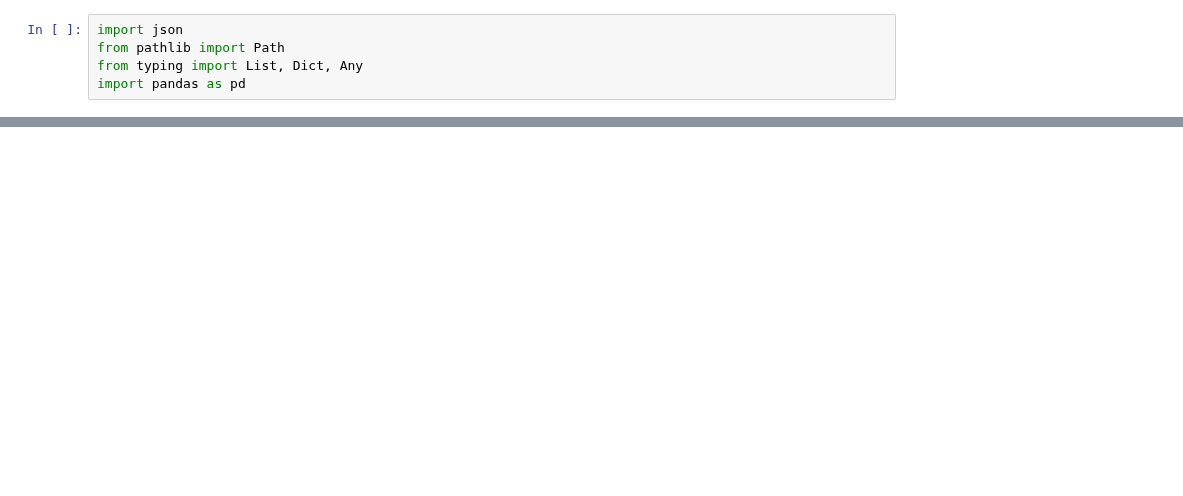
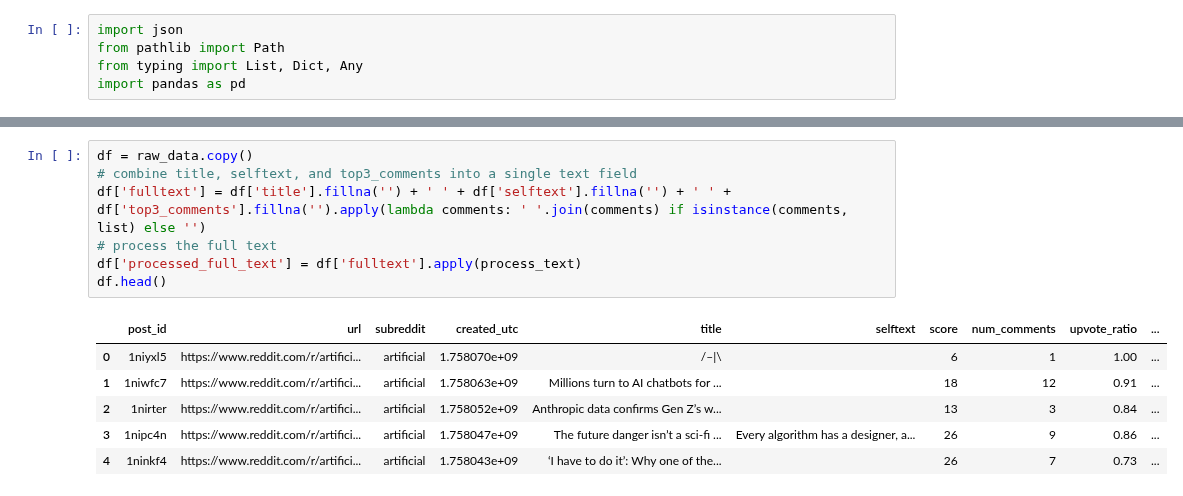
Before and after one commit to shutinghe3601/milestone2, a Jupyter notebook: notebooks/text_process.ipynb, the cells around one changed output, grey strips where cells are left out. Saved outputs shown, nothing was run; the diff lists cells and outputs as text; blank space fills up the shorter version.

```diff
--- a/notebooks/text_process.ipynb
+++ b/notebooks/text_process.ipynb
@@ -65,0 +262,14 @@ df['top_comments'].values[2]
+# %%
+df = raw_data.copy()
+# combine title, selftext, and top3_comments into a single text field
+df['fulltext'] = df['title'].fillna('') + ' ' + df['selftext'].fillna('') + ' ' + df['top3_comments'].fillna('').apply(lambda comments: ' '.join(comments) if isinstance(comments, list) else '')
+# process the full text
+df['processed_full_text'] = df['fulltext'].apply(process_text)
+df.head()
+# %% [output]
+|  | post_id | url | subreddit | created_utc | title | selftext | score | num_comments | upvote_ratio | ... |
+| 0 | 1niyxl5 | https://www.reddit.com/r/artifici... | artificial | 1.758070e+09 | /–|\ |  | 6 | 1 | 1.00 | ... |
+| 1 | 1niwfc7 | https://www.reddit.com/r/artifici... | artificial | 1.758063e+09 | Millions turn to AI chatbots for ... |  | 18 | 12 | 0.91 | ... |
+| 2 | 1nirter | https://www.reddit.com/r/artifici... | artificial | 1.758052e+09 | Anthropic data confirms Gen Z’s w... |  | 13 | 3 | 0.84 | ... |
+| 3 | 1nipc4n | https://www.reddit.com/r/artifici... | artificial | 1.758047e+09 | The future danger isn’t a sci-fi ... | Every algorithm has a designer, a... | 26 | 9 | 0.86 | ... |
+| 4 | 1ninkf4 | https://www.reddit.com/r/artifici... | artificial | 1.758043e+09 | ‘I have to do it’: Why one of the... |  | 26 | 7 | 0.73 | ... |
```
Also changed, not shown: parts of 9 cells of this notebook, 7 other files.
